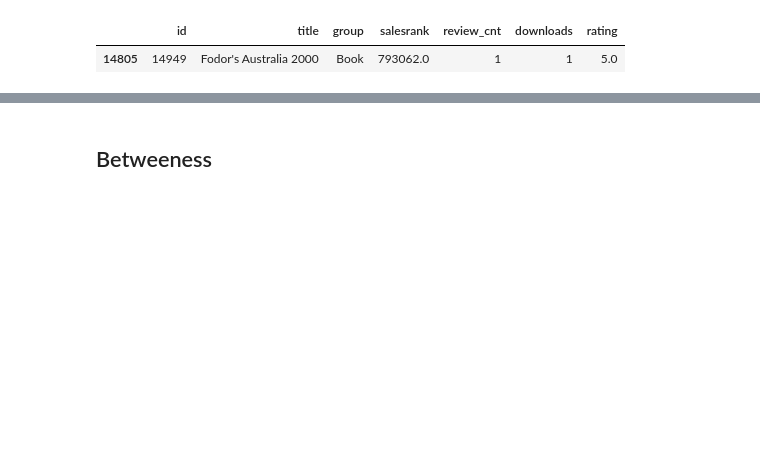
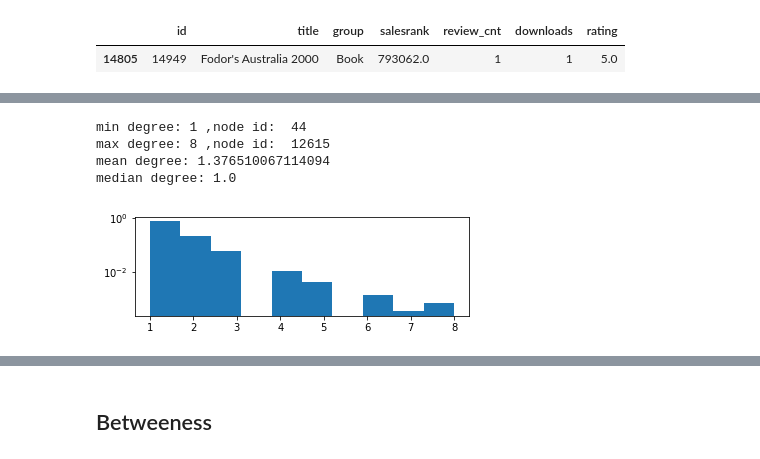
Before and after one commit to christinecho/Amazon-Copurchasing-Network, a Jupyter notebook: ORF387_Final_Project.ipynb, the cells around one changed output, grey strips where cells are left out. Cells and saved outputs as stored; diff of their text form; code cells hidden in the pictures; blank space fills up the shorter version.

```diff
--- a/ORF387_Final_Project.ipynb
+++ b/ORF387_Final_Project.ipynb
@@ -97,0 +94,8 @@ ax.hist(d)
+# %%
+get_degree(g_dvds)
+# %% [output]
+min degree: 1 ,node id:  44
+max degree: 8 ,node id:  12615
+mean degree: 1.376510067114094
+median degree: 1.0
+[figure, added]
```
Also changed, not shown: parts of 14 cells of this notebook.
